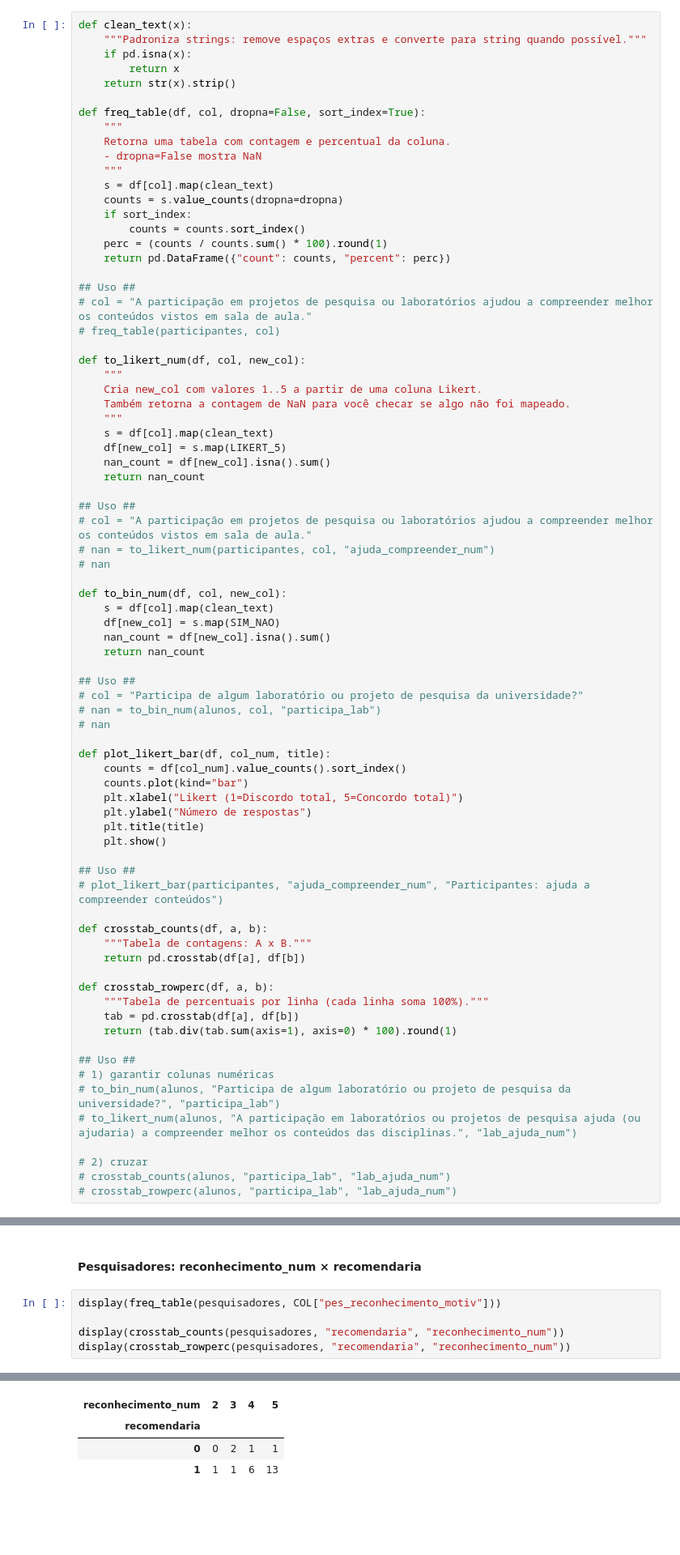
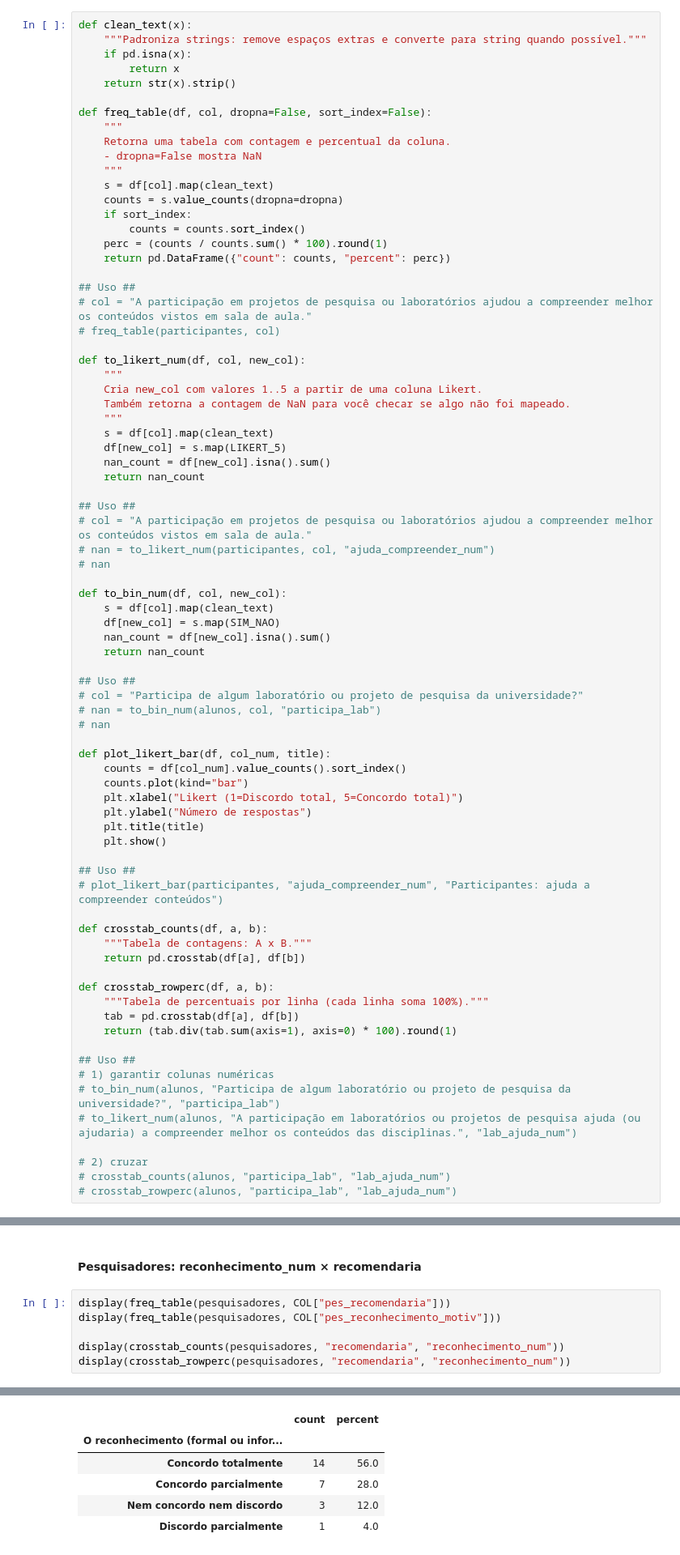
Before and after one commit to Gabriel-c0Nsp/analise-motivacao, a Jupyter notebook: analise-motivacao.ipynb, the cells around one changed output, grey strips where cells are left out. Shown at 81% size. Cells and saved outputs as stored; diff of their text form; blank space fills up the shorter version.

```diff
--- a/analise-motivacao.ipynb
+++ b/analise-motivacao.ipynb
@@ -94,7 +94,7 @@ def clean_text(x):
         return x
     return str(x).strip()
 
-def freq_table(df, col, dropna=False, sort_index=True):
+def freq_table(df, col, dropna=False, sort_index=False):
     """
     Retorna uma tabela com contagem e percentual da coluna.
     - dropna=False mostra NaN
@@ -383,6 +636,7 @@ display(crosstab_rowperc(pesquisadores, "recomendaria", "orientacao_num"))
 # %% [markdown]
 #### Pesquisadores: reconhecimento_num × recomendaria
 # %%
+display(freq_table(pesquisadores, COL["pes_recomendaria"]))
 display(freq_table(pesquisadores, COL["pes_reconhecimento_motiv"]))
 
 display(crosstab_counts(pesquisadores, "recomendaria", "reconhecimento_num"))
@@ -397,6 +649,8 @@ display(crosstab_rowperc(pesquisadores, "recomendaria", "reconhecimento_num"))
-| reconhecimento_num | 2 | 3 | 4 | 5 |
-| recomendaria |  |  |  |  |
-| 0 | 0 | 2 | 1 | 1 |
-| 1 | 1 | 1 | 6 | 13 |
+|  | count | percent |
+| O reconhecimento (formal ou infor... |  |  |
+| Concordo totalmente | 14 | 56.0 |
+| Concordo parcialmente | 7 | 28.0 |
+| Nem concordo nem discordo | 3 | 12.0 |
+| Discordo parcialmente | 1 | 4.0 |
 | reconhecimento_num | 2 | 3 | 4 | 5 |
 | recomendaria |  |  |  |  |
```
Also changed, not shown: parts of 33 cells of this notebook.
